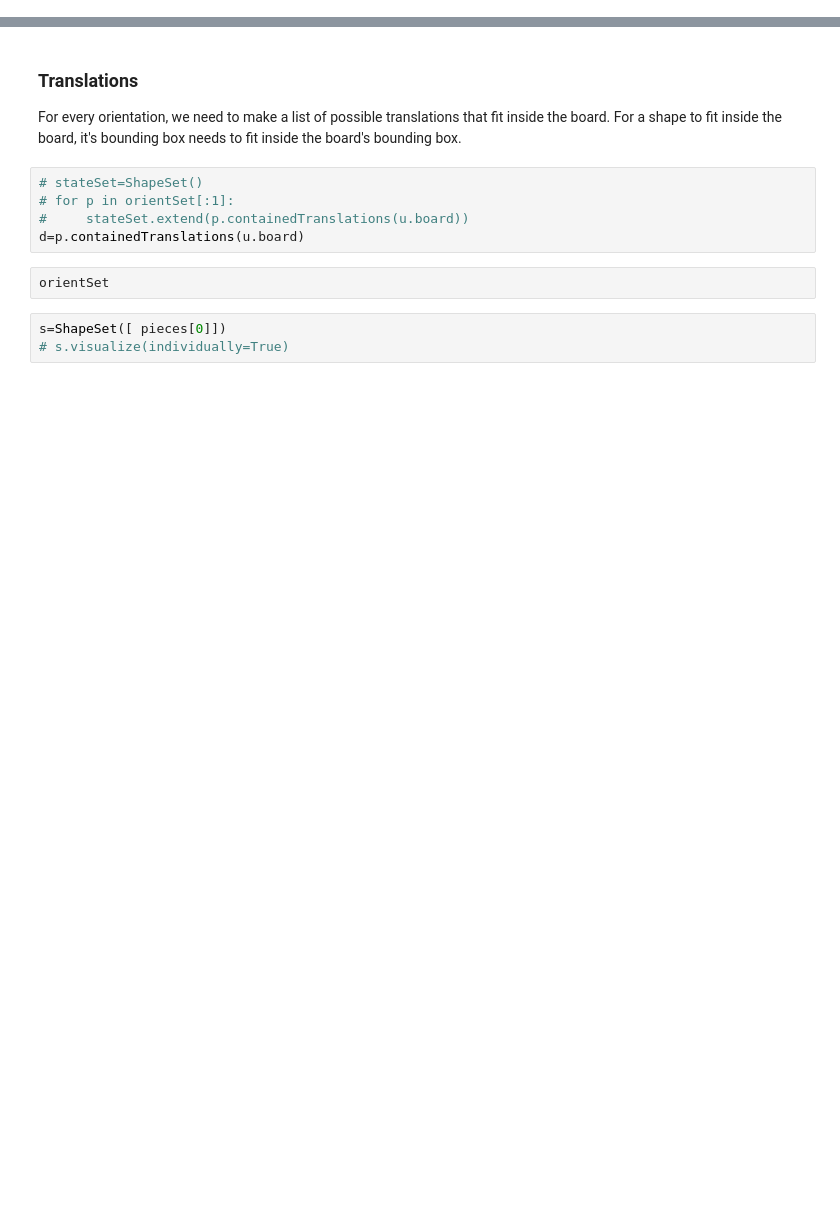
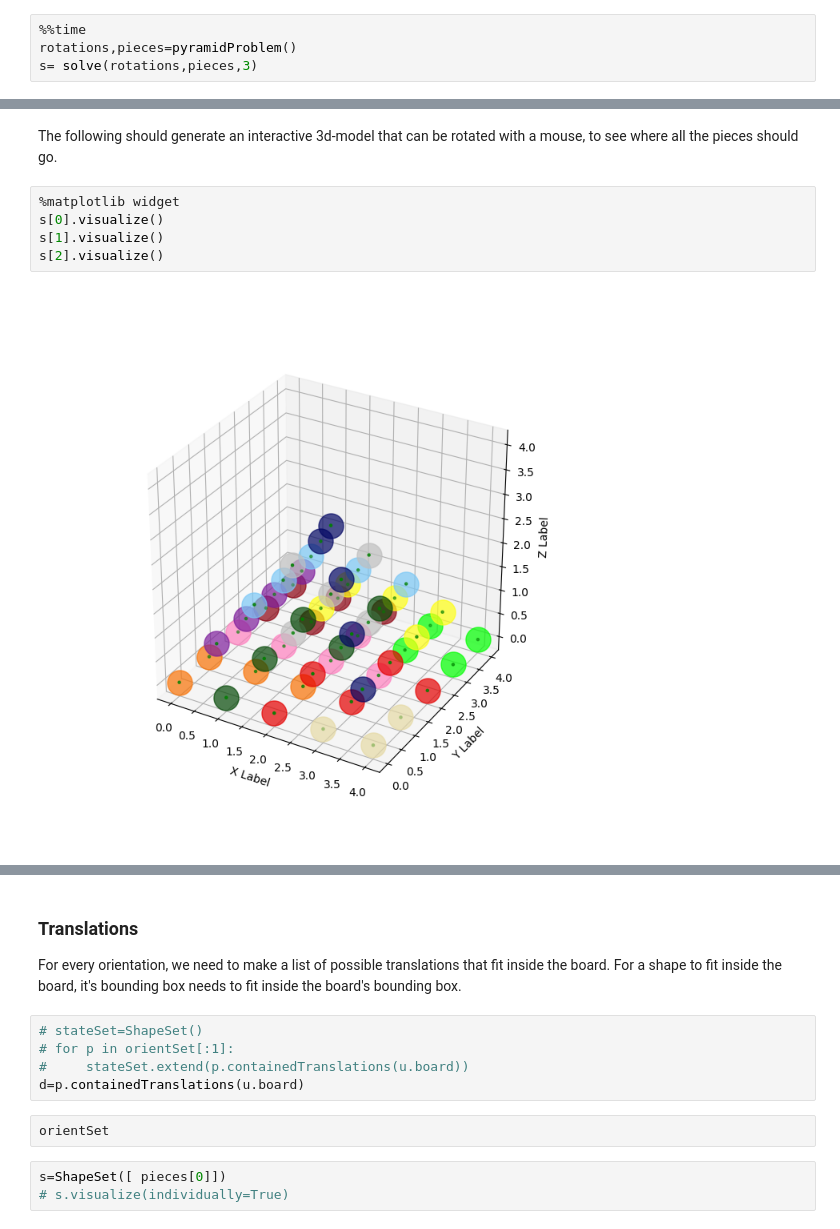
Before and after one commit to ArthurKantor/iq-puzzler-solver, a Jupyter notebook: puzzle.ipynb, the cells around one changed output, grey strips where cells are left out. Saved outputs shown, nothing was run; the diff lists cells and outputs as text; blank space fills up the shorter version.

```diff
--- a/puzzle.ipynb
+++ b/puzzle.ipynb
@@ -19,0 +143,4 @@ s[5].visualize()
+# %%
+%%time
+rotations,pieces=pyramidProblem()
+s= solve(rotations,pieces,3)
@@ -19,0 +152,9 @@ s[5].visualize()
+# %% [markdown]
+The following should generate an interactive 3d-model that can be rotated with a mouse, to see where all the pieces should go.
+# %%
+%matplotlib widget
+s[0].visualize()
+s[1].visualize()
+s[2].visualize()
+# %% [output]
+[figure, added]
```
Also changed, not shown: parts of 21 cells of this notebook, 2 other files.
